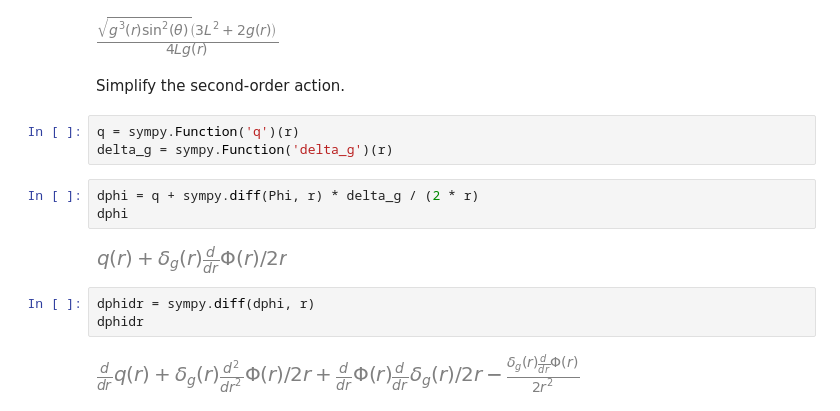
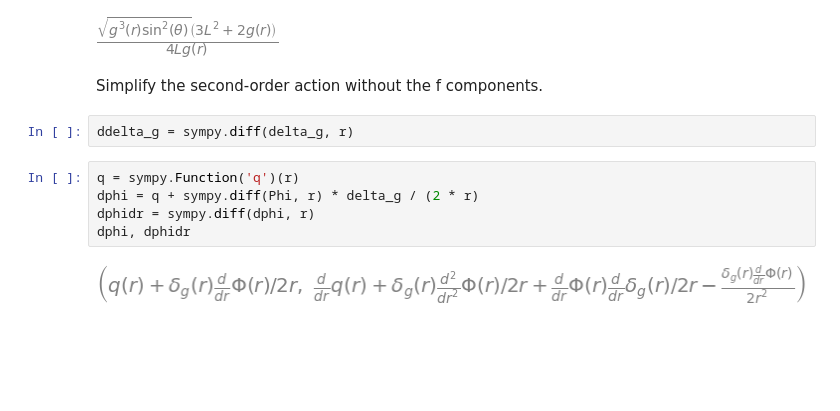
Before and after one commit to jchryssanthacopoulos/wormholes, a Jupyter notebook: einstein_maxwell_ads4_scalar_perturb.ipynb, the cells around one changed output. Saved outputs shown, nothing was run; the diff lists cells and outputs as text; blank space fills up the shorter version.

Commit message:
Add simplications of the action

```diff
--- a/einstein_maxwell_ads4_scalar_perturb.ipynb
+++ b/einstein_maxwell_ads4_scalar_perturb.ipynb
@@ -294,17 +294,13 @@ counterterms.simplify()
 # %% [output]
 [figure]
 # %% [markdown]
-Simplify the second-order action.
+Simplify the second-order action without the f components.
-# %%
-q = sympy.Function('q')(r)
-delta_g = sympy.Function('delta_g')(r)
+# %%
+ddelta_g = sympy.diff(delta_g, r)
 # %%
+q = sympy.Function('q')(r)
 dphi = q + sympy.diff(Phi, r) * delta_g / (2 * r)
-dphi
+dphidr = sympy.diff(dphi, r)
+dphi, dphidr
 # %% [output]
-[figure, old version]
+[figure, new version]
-# %%
-dphidr = sympy.diff(dphi, r)
-dphidr
-# %% [output]
-[figure, removed]
```
Also changed, not shown: parts of 30 cells of this notebook, 1 other file.
